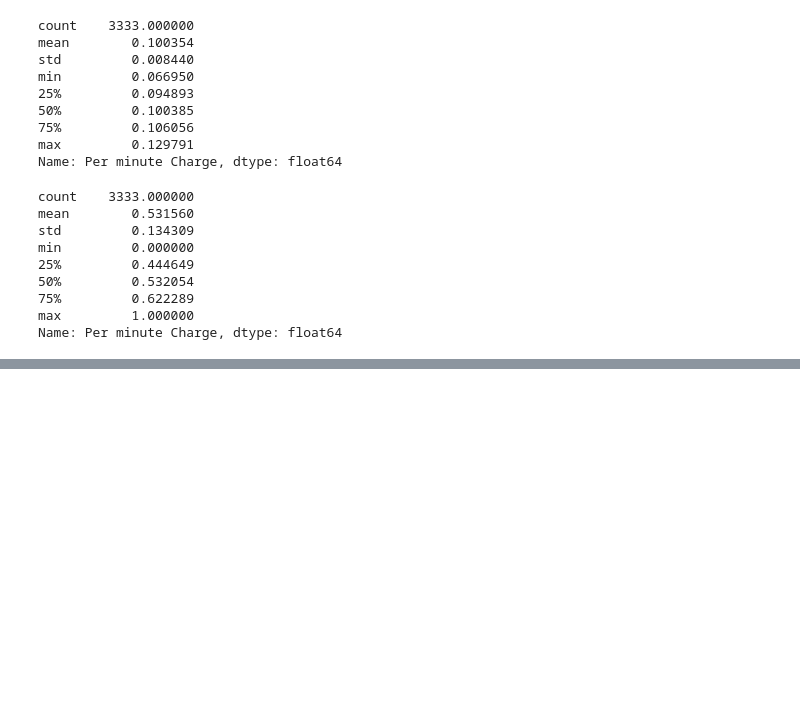
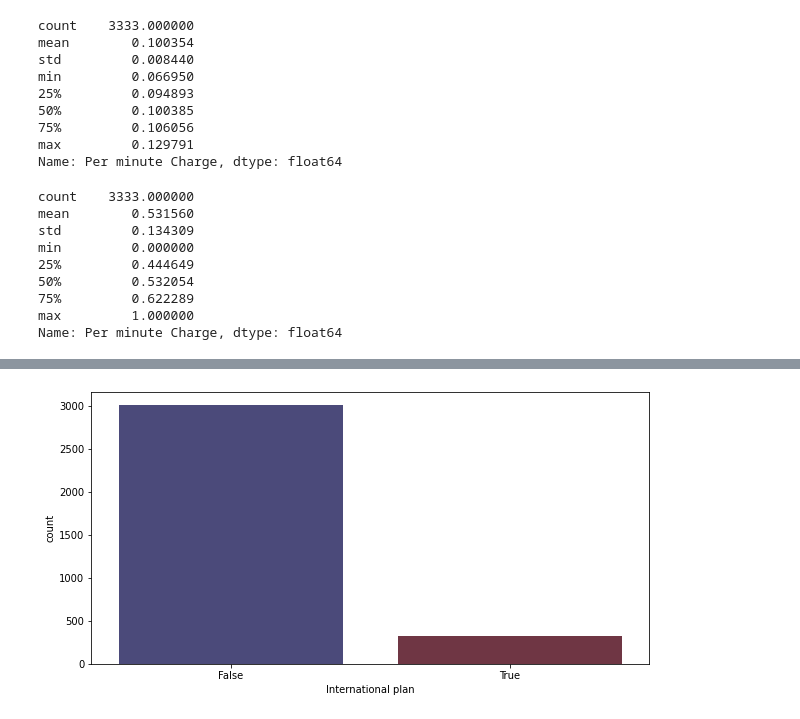
Before and after one commit to hetkothari/Telecom-Churn-Capstone-1, a Jupyter notebook: Telecom_Churn_Analysis_Capstone_Project.ipynb, the cells around one changed output, grey strips where cells are left out. Saved outputs shown, nothing was run; the diff lists cells and outputs as text; code cells hidden in the pictures; blank space fills up the shorter version.

```diff
--- a/Telecom_Churn_Analysis_Capstone_Project.ipynb
+++ b/Telecom_Churn_Analysis_Capstone_Project.ipynb
@@ -216,0 +225,8 @@ Name: Per minute Charge, dtype: float64
+# %%
+plt.figure(figsize = (10,5))
+sns.countplot(data['International plan'],palette="icefire")
+plt.xlabel('International plan')
+
+plt.show()
+# %% [output]
+[figure, added]
```
Also changed, not shown: parts of 17 cells of this notebook.
